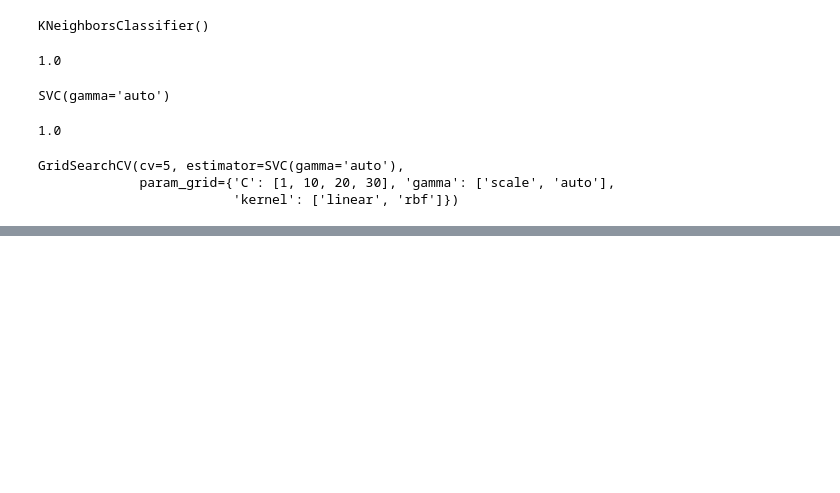
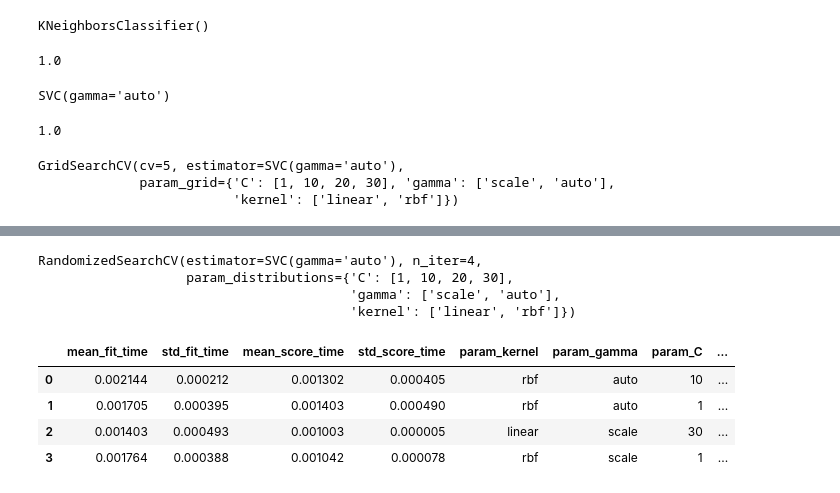
Before and after one commit to raiamartya8-arch/model-tuning, a Jupyter notebook: gridsearch.ipynb, the cells around one changed output, grey strips where cells are left out. Saved outputs shown, nothing was run; the diff lists cells and outputs as text; code cells hidden in the pictures; blank space fills up the shorter version.

Commit message:
random serch cv

```diff
--- a/gridsearch.ipynb
+++ b/gridsearch.ipynb
@@ -105,0 +108,19 @@ results
+# %%
+classifier_r = RandomizedSearchCV(model_svm, {'C': [1, 10, 20,30],"kernel": ['linear', 'rbf'], 'gamma': ['scale', 'auto']},n_iter=4,return_train_score=False)
+# %%
+classifier_r.fit(x,y)
+# %% [output]
+RandomizedSearchCV(estimator=SVC(gamma='auto'), n_iter=4,
+                   param_distributions={'C': [1, 10, 20, 30],
+                                        'gamma': ['scale', 'auto'],
+                                        'kernel': ['linear', 'rbf']})
+# %%
+results_r=pd.DataFrame(classifier_r.cv_results_)
+# %%
+results_r
+# %% [output]
+|  | mean_fit_time | std_fit_time | mean_score_time | std_score_time | param_kernel | param_gamma | param_C | ... |
+| 0 | 0.002144 | 0.000212 | 0.001302 | 0.000405 | rbf | auto | 10 | ... |
+| 1 | 0.001705 | 0.000395 | 0.001403 | 0.000490 | rbf | auto | 1 | ... |
+| 2 | 0.001403 | 0.000493 | 0.001003 | 0.000005 | linear | scale | 30 | ... |
+| 3 | 0.001764 | 0.000388 | 0.001042 | 0.000078 | rbf | scale | 1 | ... |
```
Also changed, not shown: parts of 4 cells of this notebook.
